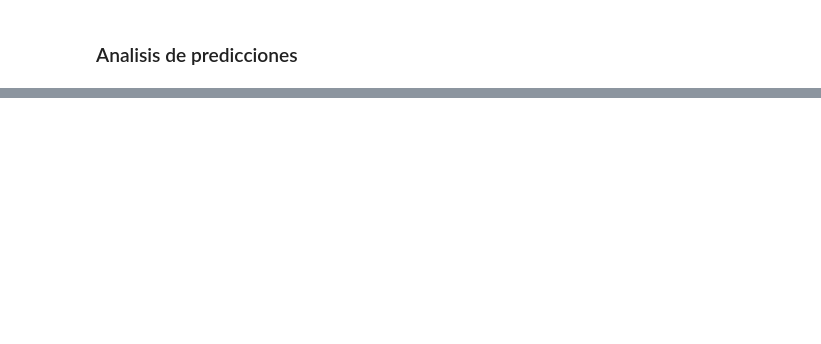
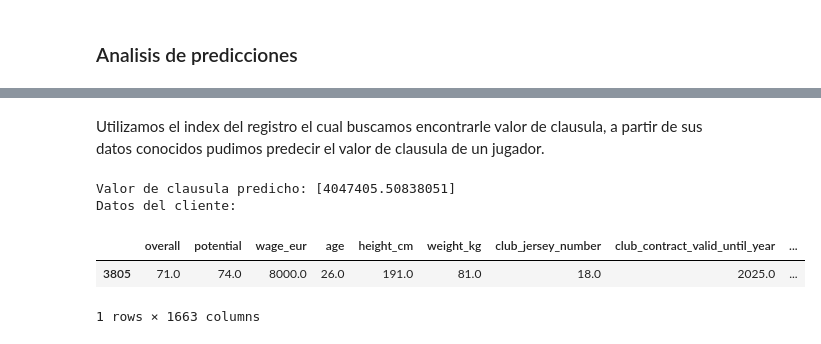
Before and after one commit to MatiasKige/Data-Science-FIFA, a Jupyter notebook: Proyecto FIFA.ipynb, the cells around one changed output, grey strips where cells are left out. Saved outputs shown, nothing was run; the diff lists cells and outputs as text; code cells hidden in the pictures; blank space fills up the shorter version.

```diff
--- a/Proyecto FIFA.ipynb
+++ b/Proyecto FIFA.ipynb
@@ -2465,9 +2465,10 @@ En ambos casos es dificil determinar una relacion teniendo una variable que vaya
 #Machine Learning.
 # %%
 # Para una mejor lectura del modelo realizamos algunos cambios previos:
+
 df_ml = remove_outliers(df_24, 'wage_eur')
 df_ml = remove_outliers(df_24, 'release_clause_eur')
-df_ml.drop(['fifa_version',"short_name","long_name","dob","club_joined_date"], axis=1, inplace=True)
+df_ml.drop(['fifa_version',"short_name","long_name","dob","club_joined_date",'ls', 'st', 'rs', 'lw', 'lf', 'cf', 'rf', 'rw', 'lam', 'cam', 'ram', 'lm', 'lcm', 'cm', 'rcm', 'rm', 'lwb', 'ldm','cdm', 'rdm', 'rwb', 'lb', 'lcb', 'cb', 'rcb', 'rb', 'gk',"body_type"], axis=1, inplace=True)
 # %% [output]
 A value is trying to be set on a copy of a slice from a DataFrame
 
@@ -2589,16 +2526,0 @@ df_transformado.head()
-# %%
-# Mapa de calor
-
-df_transformado_num = df_transformado.select_dtypes(include=["number"])
-
-df_transformado_num = df_transformado_num.iloc[:, :12]
-
-correlacion_transformada = df_transformado_num.corr()
-mask = np.zeros_like(correlacion_transformada)
-
-cores = sns.color_palette("RdBu", as_cmap=True)
-mask = np.zeros_like(correlacion_transformada)
-mask[np.triu_indices_from(mask)]=True
-with sns.axes_style("white"):
-  f,ax = plt.subplots(figsize=(10,8))
-  ax = sns.heatmap(correlacion_transformada, cmap=cores, mask=mask, square=True, fmt=".2f", annot=True)
@@ -3296,0 +2902,23 @@ Consideramos que nuestro modelo Random Forest asimétrico Optimizado es la mejor
+# %% [markdown]
+Utilizamos el index del registro el cual buscamos encontrarle valor de clausula, a partir de sus datos conocidos pudimos predecir el valor de clausula de un jugador.
+# %%
+columnas_faltantes = list(set(X_train.columns) - set(datos_clausula_dummies.columns))   # Columnas faltantes de datos_clausula_dummies
+
+for columna in columnas_faltantes:            # Agregar columnas faltantes a datos_clausula_dummies y llenarlas con ceros
+    datos_clausula_dummies[columna] = 0
+
+datos_clausula_dummies = datos_clausula_dummies[X_train.columns]      # Reordenar las columnas para que coincidan con X_train
+
+cliente = datos_clausula_dummies.iloc[1500]
+cliente = pd.DataFrame([cliente])
+
+prediccion_cliente = rf_optimizado2.predict(cliente)
+print(f"Valor de clausula predicho: {prediccion_cliente}")
+print("Datos del cliente:")
+cliente
+# %% [output]
+Valor de clausula predicho: [4047405.50838051]
+Datos del cliente:
+|  | overall | potential | wage_eur | age | height_cm | weight_kg | club_jersey_number | club_contract_valid_until_year | ... |
+| 3805 | 71.0 | 74.0 | 8000.0 | 26.0 | 191.0 | 81.0 | 18.0 | 2025.0 | ... |
+1 rows × 1663 columns
```
Also changed, not shown: parts of 90 cells of this notebook.
